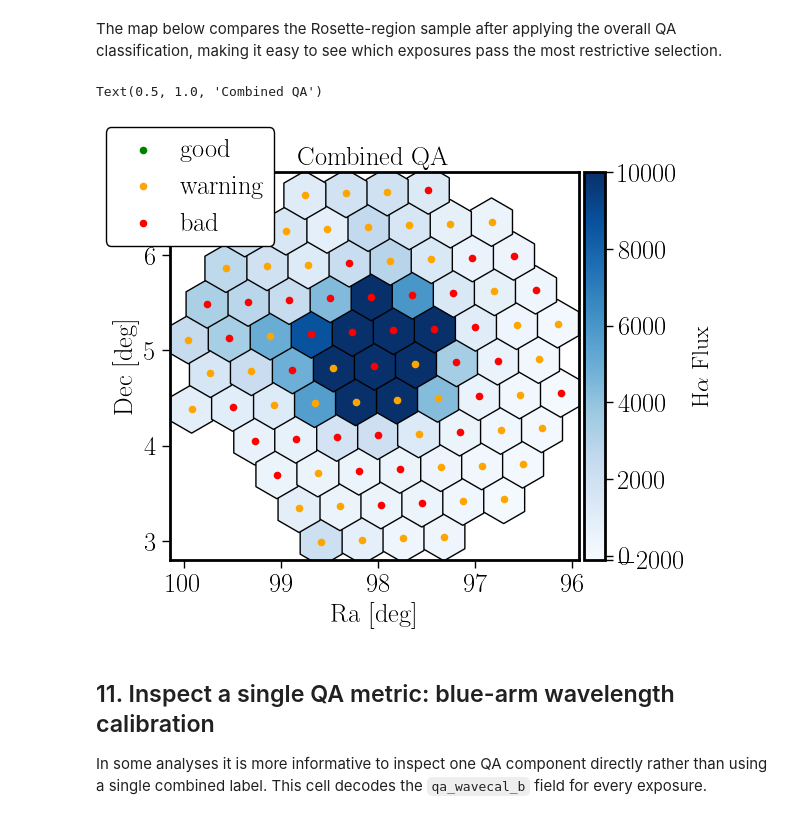
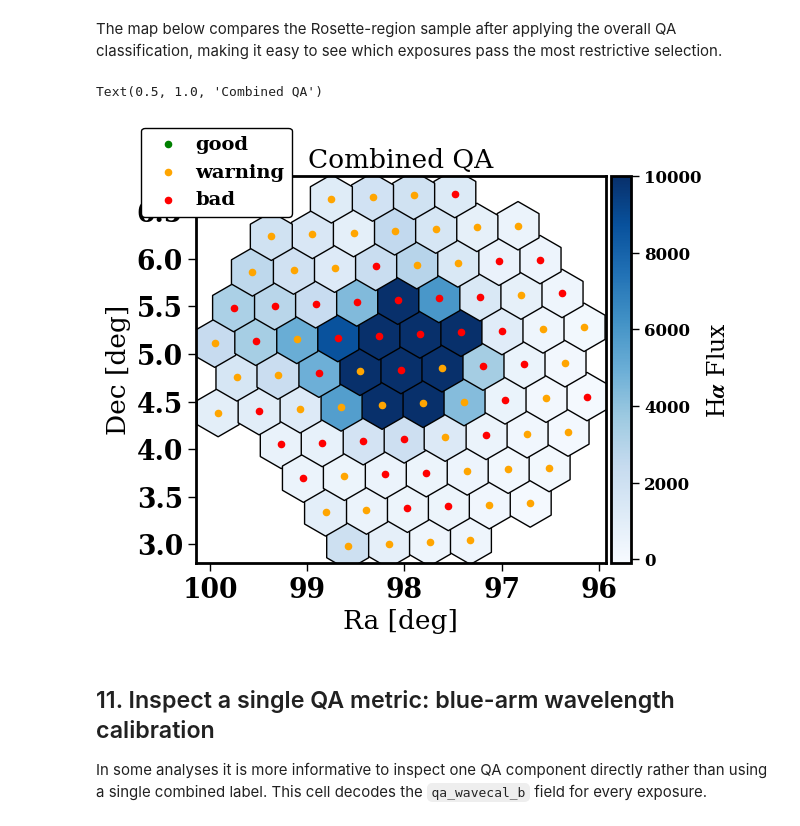
Before and after one commit to sdss/dr20_tutorials, a Jupyter notebook: lvm_dr20_drpall_dapall_qa_bitmask.ipynb, the cells around one changed output. Cells and saved outputs as stored; diff of their text form; code cells hidden in the pictures.

Commit message:
update sdss access, remove tex

```diff
--- a/lvm_dr20_drpall_dapall_qa_bitmask.ipynb
+++ b/lvm_dr20_drpall_dapall_qa_bitmask.ipynb
@@ -62,28 +62,8 @@ import warnings
 
 warnings.simplefilter("ignore")
 # %%
-#####################################################
-# Patch for non delivered dataset, still under Tree
-#####################################################
-#from tree import Tree
-# Once the data is delivered
 from sdss_access import Access
-
-try:
-    #################################################
-    # For already delivered datasets, in DR20
-    #################################################
-
-    access = Access(release='dr20', verbose=True)
-except:
-    ##################################################
-    # For not yet delivered datasets, still under Tree
-    ##################################################
-    from tree import Tree
-    #from sdss_access import Access
-    tree = Tree(config = 'dr20')
-    #tree = Tree(config = 'dr20')
-    access = Access(release='dr20', verbose=True)
+access = Access(release='dr20', verbose=True)
 # %% [markdown]
 # ---
 # %% [markdown]
@@ -99,15 +99,9 @@ This section prepares file access to the DR20 summary tables. Depending on the e
 
 Here the tutorial opens the DRP, DAP, and QA bitmask FITS files and converts the relevant extensions into `astropy` tables for later merging.
 # %%
-# Local directory
-dir_tables = 'dr20_tables/'
-# -rw-rw-r-- 1 sanchez sanchez 135360 abr 30 11:22 dr20_tables/drpall-1.2.0.fits
-# -rw-rw-r-- 1 sanchez sanchez 100800 abr 30 11:22 dr20_tables/dapall-1.2.0-1.2.0.251218.fits
-# -rw-r--r-- 1 sanchez sanchez  51840 abr 30 11:23 dr20_tables/qa_bitmasks-1.2.0-1.2.0.251218.fits
-
-hdu_drpall = fits.open(f'{dir_tables}/drpall-1.2.0.fits')
-hdu_dapall = fits.open(f'{dir_tables}/dapall-1.2.0-1.2.0.251218.fits')
-hdu_qa_bitmask = fits.open(f'{dir_tables}/qa_bitmasks-1.2.0-1.2.0.251218.fits')
+hdu_drpall = fits.open(drpall_file)
+hdu_dapall = fits.open(dapall_file)
+hdu_qa_bitmask = fits.open(qa_file)
 
 tab_drpall = Table(hdu_drpall[1].data)
 tab_dapall = Table(hdu_dapall[1].data)
@@ -387,11 +380,11 @@ def map_plot_DAP_ax(tab_DAP,ax=None,fig=None,line='flux_Halpha_6562.85', \
                  cmap='Spectral', fsize=5, figs_dir='.',fig_type='png',\
                  gamma=1.0, sf=1.0, tab_pt=None,xlab=True,ylab=True, fs=1.0,f_scale=1e7):
 
-    rc.update({'font.size': 19*fs,\
+    rc.update({'font.size': 14*fs,\
                'font.weight': 900,\
                'path.simplify'           :   True,\
-               'xtick.labelsize' : 19*fs,\
-               'ytick.labelsize' : 19*fs,\
+               'xtick.labelsize' : 12*fs,\
+               'ytick.labelsize' : 12*fs,\
                'axes.linewidth'  : 2.0,\
                'xtick.major.size'        :   6*fs,\
                'ytick.major.size'        :   6*fs,\
@@ -574,9 +567,12 @@ tab_all["qa_human"] = qa_bitmask_column_to_label_column(tab_all["qa_bitmask"])
 # %% [markdown]
 The map below compares the Rosette-region sample after applying the overall QA classification, making it easy to see which exposures pass the most restrictive selection.
 # %%
+xlab = True
+ylab = True
+
 fig, ax = plt.subplots(1,1,figsize=(6,6/1.1))
 scat=map_plot_DAP_ax(tab_all[mask_Rosette],ax=ax,fig=fig,line='flux_pek_6562.85', \
-                 vmin=-100, vmax=10000, title=r'', filename=filename,\
+                 vmin=-100, vmax=10000, title=r'', filename='rosette_qa1',\
              cmap='Blues', fsize=3.5, figs_dir='figs',gamma=1,fig_type='pdf',\
                          xlab=xlab,ylab=ylab,sf=32*1.52*2.5,fs=1,\
                         f_scale=1)
@@ -591,34 +587,34 @@ ax.scatter(tab_all['ra'][mask_bad], tab_all['dec'][mask_bad], color='red', label
 # Legend controls (adjust these to move legend)
 legend_x = 0.05
 legend_y = 1.15
 
 ax.legend(
     loc='upper center',
     bbox_to_anchor=(legend_x, legend_y),  # above axes
     ncol=1,                               # all entries in one row
     frameon=True,
     facecolor='white',
     framealpha=1.0,
     edgecolor='black',
     columnspacing=1.2,
     handletextpad=0.4
 )
 
 # optional: leave room for legend above the plot
 fig.subplots_adjust(top=0.82, right=0.85)
 
 divider = make_axes_locatable(ax)
 cax = divider.append_axes("right", size="5%", pad=0.05)
 cbar = fig.colorbar(scat, cax=cax)
 cbar.set_label('H$\\alpha$ Flux', fontsize=17)
 
 ax.set_title('Combined QA', fontsize=19)
 #ax.scatter()
 
 #tab_all['qa_bitmask']
 # %% [output]
 Text(0.5, 1.0, 'Combined QA')
-[figure, old version]
+[figure, new version]
 # %% [markdown]
 ## 11. Inspect a single QA metric: blue-arm wavelength calibration
 
```
Also changed, not shown: parts of 9 cells of this notebook.
